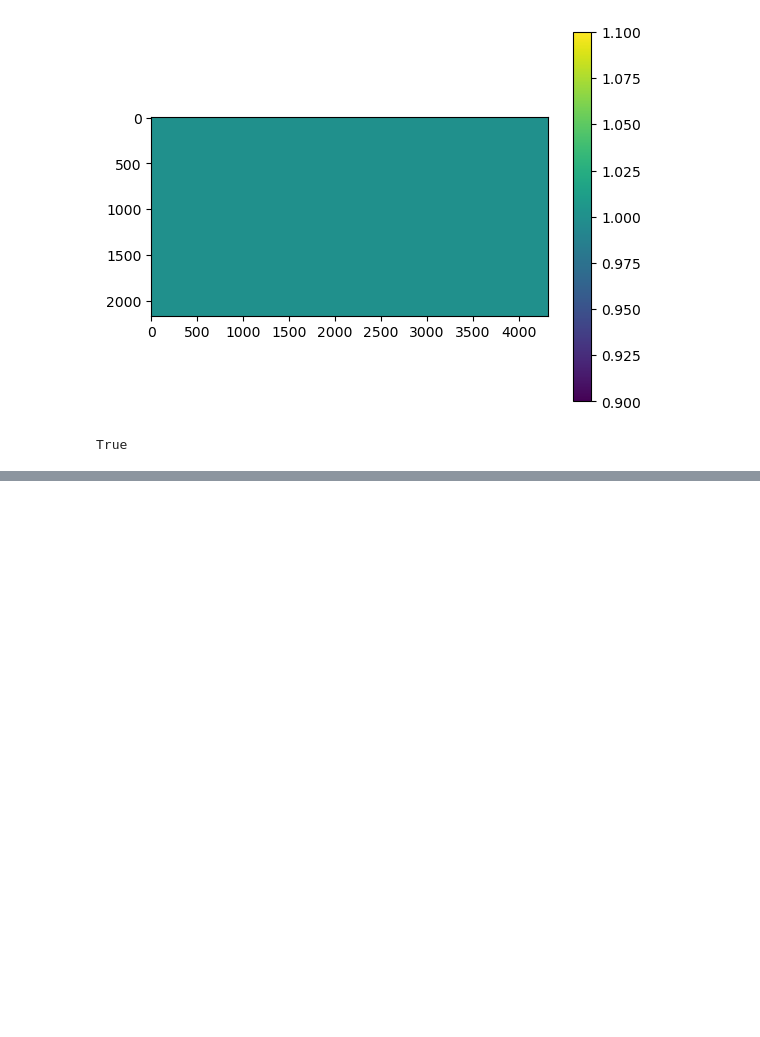
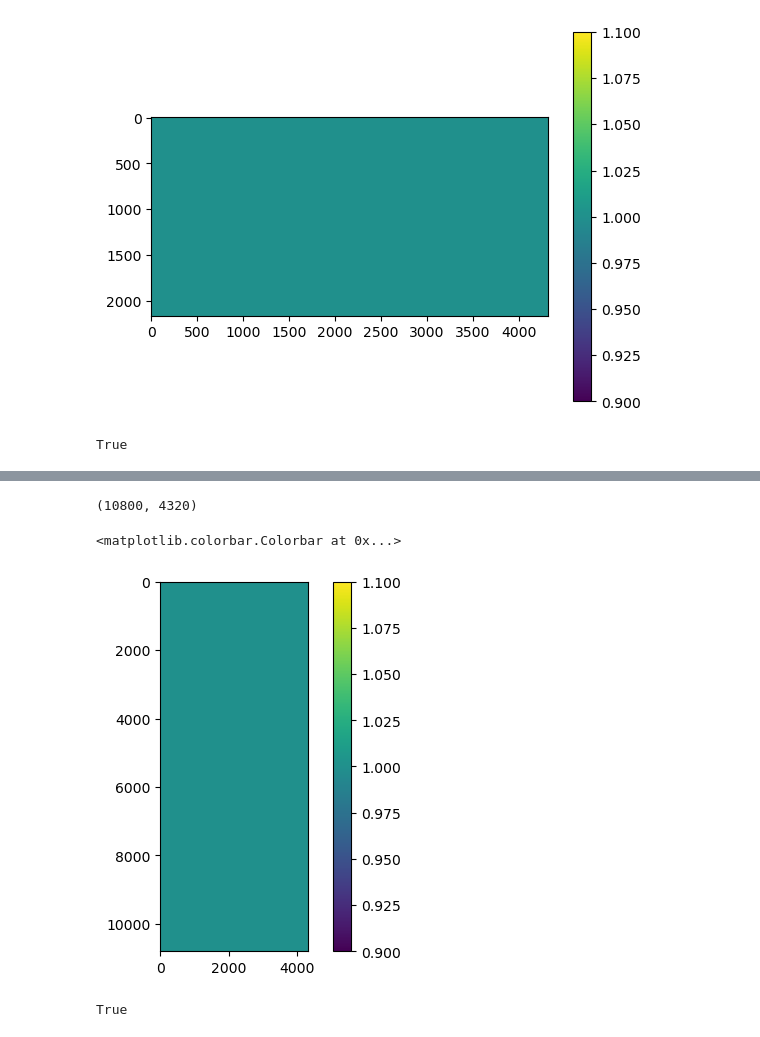
Before and after one commit to deekenyah1/final_year_worldclim, a Jupyter notebook: RASTERIO OFFICIAL.ipynb, the cells around one changed output, grey strips where cells are left out. Drawn from its saved outputs; the diff is of its cells as text; code cells hidden in the pictures; blank space fills up the shorter version.

Commit message:
Concatenation
Joining sums and prods

```diff
--- a/RASTERIO OFFICIAL.ipynb
+++ b/RASTERIO OFFICIAL.ipynb
@@ -2356,7 +2356,7 @@ bio_data = np.dstack(res_1)
 # %%
 myfiles_2 = glob.glob(r"C:\Users\Dianne Kenyah\OneDrive - University of Ghana\Documents\GitHub\final_year_worldclim\worldclim\wc2.1_5m_prec\*.tif")
 res_2 = []
-for i in myfiles:
+for i in myfiles_2:
     curr_file_2 = rasterio.open(i)
     data_bin_2 = curr_file_2.read()
     data_bin_2 = data_bin_2.squeeze() != curr_file_2.nodata
@@ -2383,7 +2383,7 @@ tmax_data = np.dstack(res_4)
 # %%
 myfiles_5 = glob.glob(r"C:\Users\Dianne Kenyah\OneDrive - University of Ghana\Documents\GitHub\final_year_worldclim\worldclim\wc2.1_5m_tmin\*.tif")
 res_5 = []
-for i in myfiles:
+for i in myfiles_5:
     curr_file_5 = rasterio.open(i)
     data_bin_5 = curr_file_5.read()
     data_bin_5 = data_bin_5.squeeze() != curr_file_5.nodata
@@ -2454,3 +2454,6 @@ plt.colorbar()
 np.all(tmin_sum == tmin_prod)
 # %% [output]
 True
+# %%
+all_sum = np.concatenate((bio_sum, prec_sum, tavg_sum, tmax_sum, tmin_sum) , axis = 0 , dtype = bool)
+all_sum
@@ -2456,0 +2472,3 @@ True
+# %%
+all_prod = np.concatenate((bio_prod, prec_prod, tavg_prod, tmax_prod, tmin_prod) , axis = 0 , dtype = bool)
+all_prod
@@ -2456,0 +2483,14 @@ True
+# %%
+all_prod.shape
+# %% [output]
+(10800, 4320)
+# %%
+plt.imshow(all_sum == all_prod)
+plt.colorbar()
+# %% [output]
+<matplotlib.colorbar.Colorbar at 0x...>
+[figure, added]
+# %%
+np.all(all_sum == all_prod)
+# %% [output]
+True
```
Also changed, not shown: parts of 4 cells of this notebook.
